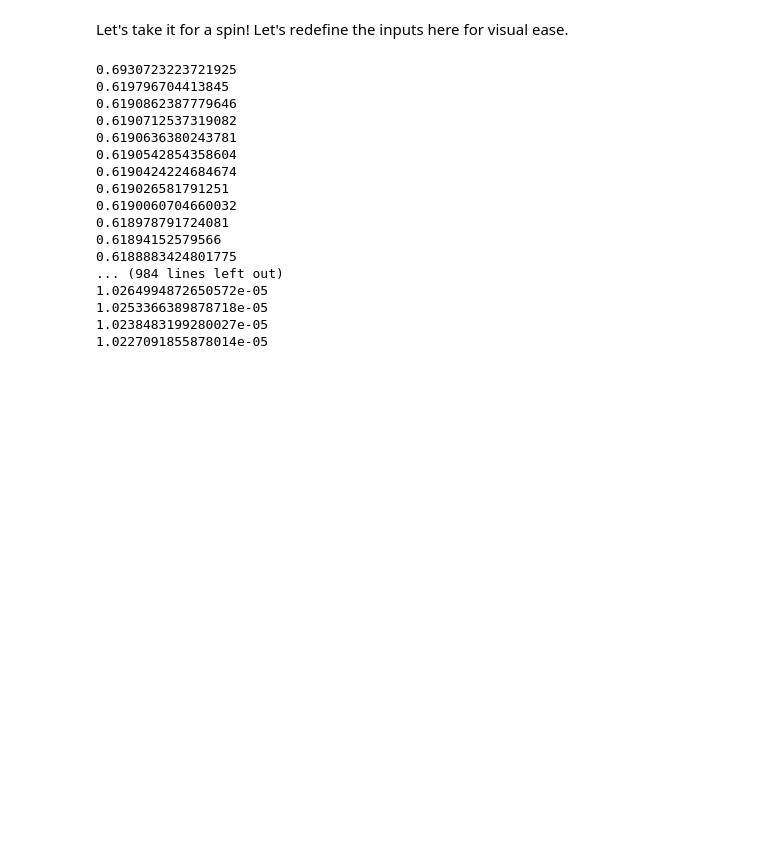
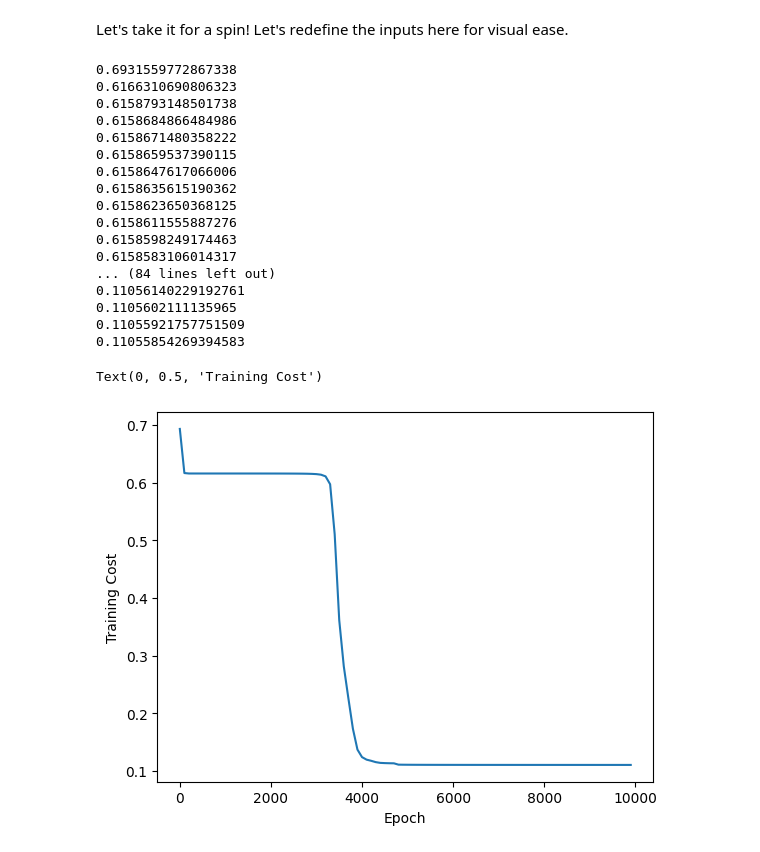
Before and after one commit to cirvine97/numpy_neural_net, a Jupyter notebook: prototyping.ipynb, the cells around one changed output. Saved outputs shown, nothing was run; the diff lists cells and outputs as text; code cells hidden in the pictures; blank space fills up the shorter version.

Commit message:
Graph of cost

```diff
--- a/prototyping.ipynb
+++ b/prototyping.ipynb
@@ -456,26 +456,34 @@ def train_neural_network(
 # %% [markdown]
 Let's take it for a spin! Let's redefine the inputs here for visual ease.
 # %%
-X = np.random.randn(10, 100)
-Y = (np.sin( X[0, :] + X[6, :] ) > 0.5).astype(int).reshape(1, 100)
+X = np.random.randn(100, 1000)
+Y = (np.sin( X[0, :] + X[6, :] ) > 0.5).astype(int).reshape(1, 1000)
 layer_dims = [X.shape[0], 5, 3, 2, Y.shape[0]]
 # %%
-trained_parameters, costs = train_neural_network(X, Y, layer_dims, 100000, 0.1, 'binary classification')
+trained_parameters, costs = train_neural_network(X, Y, layer_dims, 10000, 0.1, 'binary classification')
 # %% [output]
-0.6930723223721925
-0.619796704413845
-0.6190862387779646
-0.6190712537319082
-0.6190636380243781
-0.6190542854358604
-0.6190424224684674
-0.619026581791251
-0.6190060704660032
-0.618978791724081
-0.61894152579566
-0.6188883424801775
-... (984 lines left out)
-1.0264994872650572e-05
-1.0253366389878718e-05
-1.0238483199280027e-05
-1.0227091855878014e-05
+0.6931559772867338
+0.6166310690806323
+0.6158793148501738
+0.6158684866484986
+0.6158671480358222
+0.6158659537390115
+0.6158647617066006
+0.6158635615190362
+0.6158623650368125
+0.6158611555887276
+0.6158598249174463
+0.6158583106014317
+... (84 lines left out)
+0.11056140229192761
+0.1105602111135965
+0.11055921757751509
+0.11055854269394583
+# %%
+import matplotlib.pyplot as plt
+plt.plot(np.arange(0, 10000, 100), costs)
+plt.xlabel('Epoch')
+plt.ylabel("Training Cost")
+# %% [output]
+Text(0, 0.5, 'Training Cost')
+[figure, added]
```
